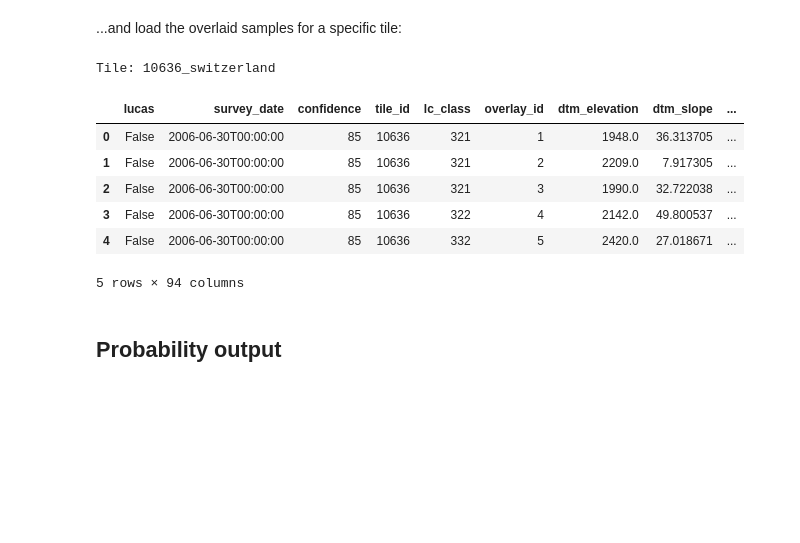
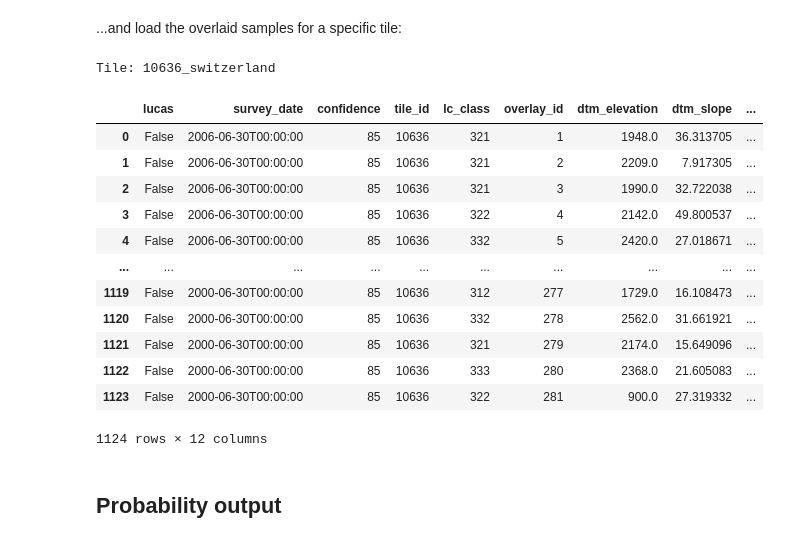
Before and after one commit to openlandmap/scikit-map, a Jupyter notebook: docs/notebooks/04_landcover_mapping_advanced.ipynb, the cells around one changed output. Cells and saved outputs as stored; diff of their text form; code cells hidden in the pictures; blank space fills up the shorter version.

```diff
--- a/docs/notebooks/04_landcover_mapping_advanced.ipynb
+++ b/docs/notebooks/04_landcover_mapping_advanced.ipynb
@@ -29,28 +30,34 @@ from eumap.mapper import LandMapper
 # %%
 from eumap import datasets
 
 # Tile definition
-tile = datasets.TILES[0]
+tile = datasets.pilot.TILES[0]
 print(f'Tile: {tile}\n\n')
 #datasets.get_data(tile+'_rasters_gapfilled.tar.gz')
 
 # Folder setup
 data_root = datasets.DATA_ROOT_NAME
 data_dir = Path(os.getcwd()).joinpath(data_root,tile)
 
 # Reading the samples
 fn_points = Path(os.getcwd()).joinpath(data_dir, tile + '_landcover_samples_overlayed.gpkg')
 points = gpd.read_file(fn_points)
-points.head()
+points[points.columns[0:12]]
 # %% [output]
 Tile: 10636_switzerland
 |  | lucas | survey_date | confidence | tile_id | lc_class | overlay_id | dtm_elevation | dtm_slope | ... |
 | 0 | False | 2006-06-30T00:00:00 | 85 | 10636 | 321 | 1 | 1948.0 | 36.313705 | ... |
 | 1 | False | 2006-06-30T00:00:00 | 85 | 10636 | 321 | 2 | 2209.0 | 7.917305 | ... |
 | 2 | False | 2006-06-30T00:00:00 | 85 | 10636 | 321 | 3 | 1990.0 | 32.722038 | ... |
 | 3 | False | 2006-06-30T00:00:00 | 85 | 10636 | 322 | 4 | 2142.0 | 49.800537 | ... |
 | 4 | False | 2006-06-30T00:00:00 | 85 | 10636 | 332 | 5 | 2420.0 | 27.018671 | ... |
+| ... | ... | ... | ... | ... | ... | ... | ... | ... | ... |
+| 1119 | False | 2000-06-30T00:00:00 | 85 | 10636 | 312 | 277 | 1729.0 | 16.108473 | ... |
+| 1120 | False | 2000-06-30T00:00:00 | 85 | 10636 | 332 | 278 | 2562.0 | 31.661921 | ... |
+| 1121 | False | 2000-06-30T00:00:00 | 85 | 10636 | 321 | 279 | 2174.0 | 15.649096 | ... |
+| 1122 | False | 2000-06-30T00:00:00 | 85 | 10636 | 333 | 280 | 2368.0 | 21.605083 | ... |
+| 1123 | False | 2000-06-30T00:00:00 | 85 | 10636 | 322 | 281 | 900.0 | 27.319332 | ... |
-5 rows × 94 columns
+1124 rows × 12 columns
 # %% [markdown]
 ## Probability output
 # %% [markdown]
```
Also changed, not shown: parts of 29 cells of this notebook, 17 other files.
